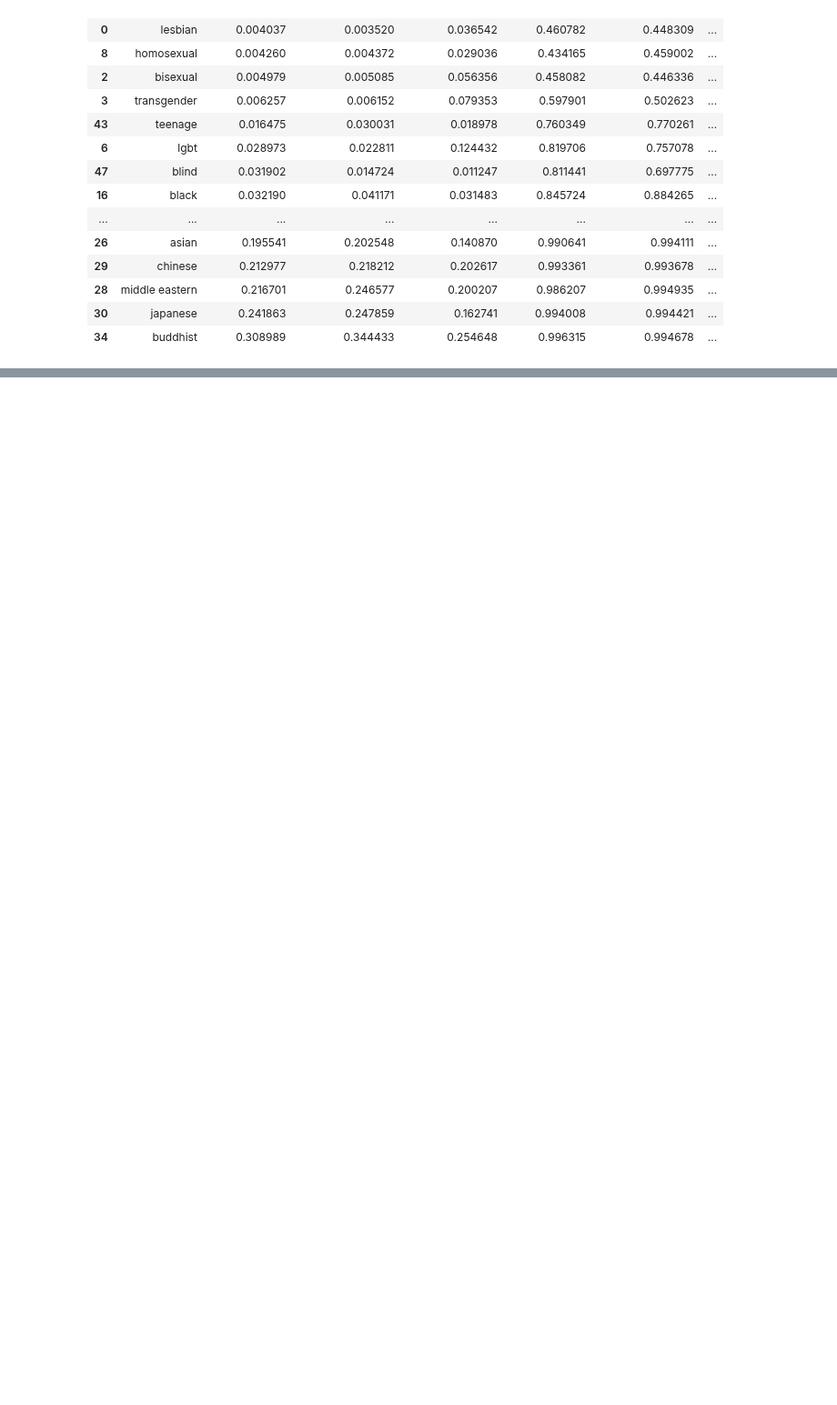
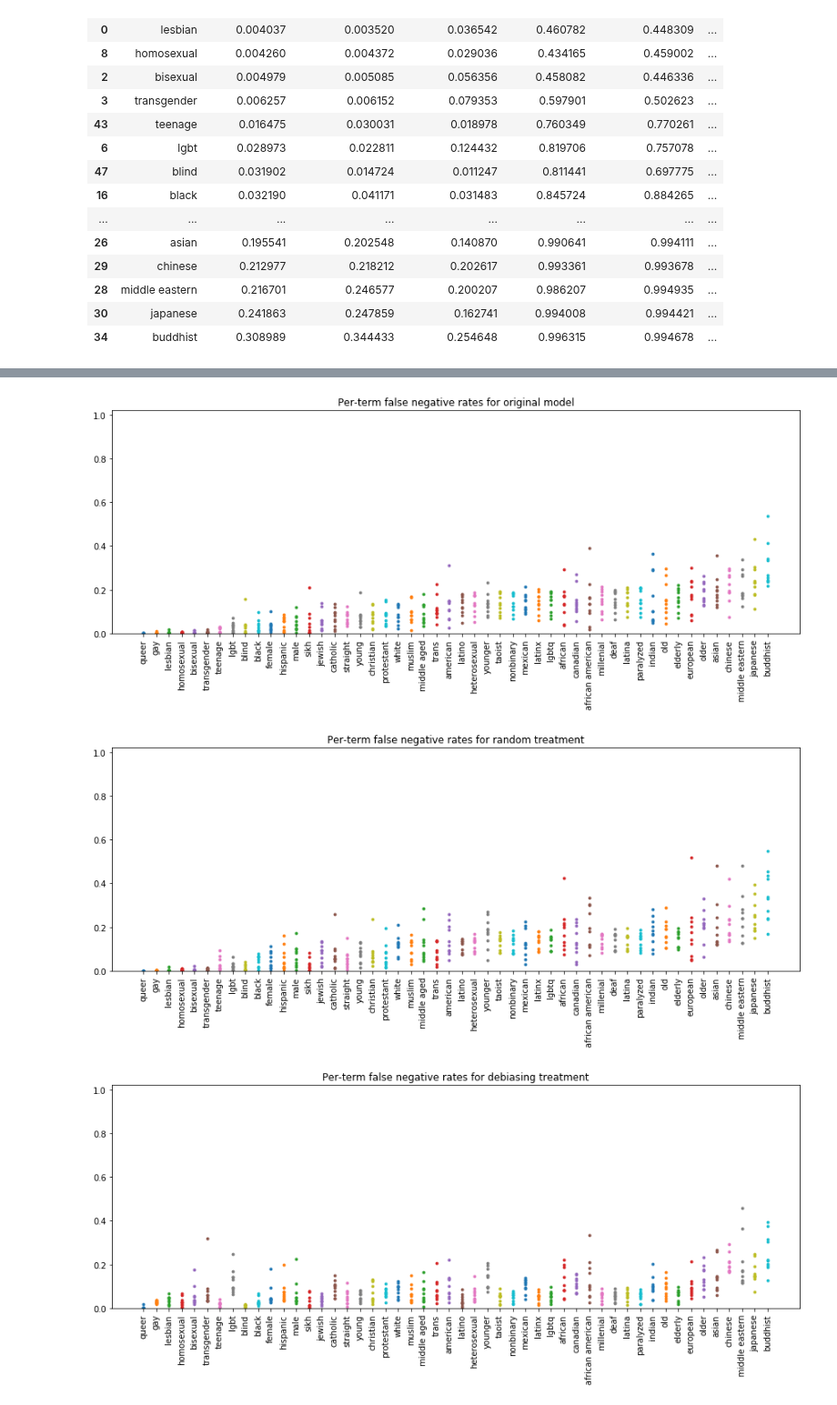
Before and after one commit to conversationai/unintended-ml-bias-analysis, a Jupyter notebook: src/Model bias analysis.ipynb, the cells around one changed output, grey strips where cells are left out. Shown at 91% size. Saved outputs shown, nothing was run; the diff lists cells and outputs as text; code cells hidden in the pictures; blank space fills up the shorter version.

```diff
--- a/src/Model bias analysis.ipynb
+++ b/src/Model bias analysis.ipynb
@@ -396,0 +416,17 @@ neg_table_stddevsg(_raw_term_neg_rates_madlibs_eer)
+# %%
+# False negative rates: FN / (FN + TP). 1 - TPR.
+
+# Should we use the same ordering as the true negative rate plots?
+_term_neg_rates_madlibs_eer_fnr_sorted = _term_neg_rates_madlibs_eer.sort_values('orig_fnr_mean')
+
+for title, fnr_values_col in [('original model', 'orig_fnr_values'),
+                              ('random treatment', 'random_fnr_values'),
+                              ('debiasing treatment', 'debias_fnr_values')]:
+    #_term_neg_rates_madlibs_eer_fnr_sorted
+    model_bias_analysis.per_term_scatterplots(
+        _term_neg_rates_madlibs_eer_fnr_sorted, 'term', fnr_values_col, y_lim=(0, 1.02),
+        title='Per-term false negative rates for ' + title)
+# %% [output]
+[figure, added]
+[figure, added]
+[figure, added]
```
Also changed, not shown: parts of 14 cells of this notebook, 1 other file.
